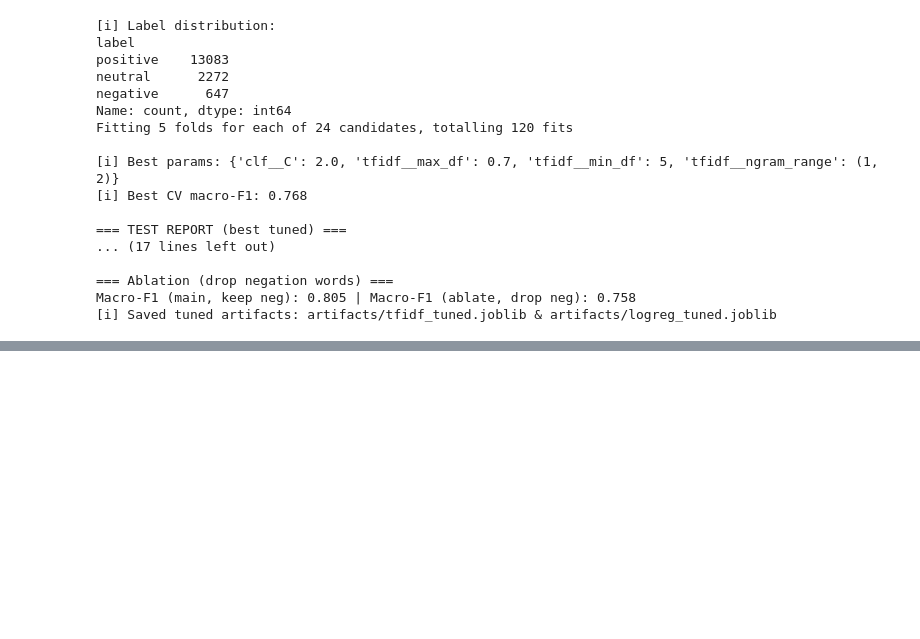
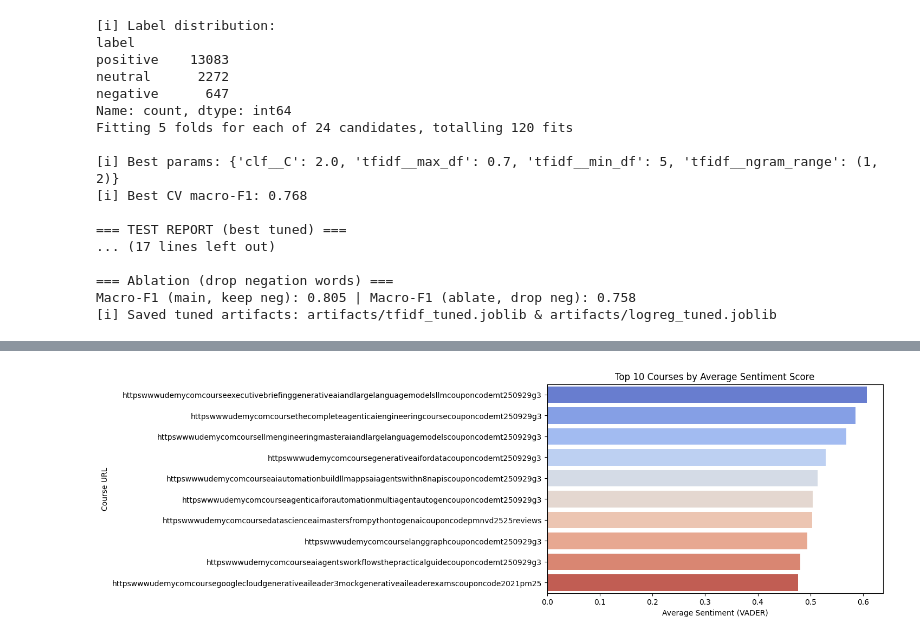
Before and after one commit to trinhnq22411ca/e-commerce-sentiment-analysis, a Jupyter notebook: preprocessing.ipynb, the cells around one changed output, grey strips where cells are left out. Cells and saved outputs as stored; diff of their text form; code cells hidden in the pictures; blank space fills up the shorter version.

```diff
--- a/preprocessing.ipynb
+++ b/preprocessing.ipynb
@@ -1035,0 +1150,16 @@ Successfully installed accelerate-1.11.0 transformers-4.57.1
+# %%
+import matplotlib.pyplot as plt
+import seaborn as sns
+
+plt.figure(figsize=(8,5))
+# dùng course_url thay vì course_title
+avg_sent = df.groupby("course_url")["vader_score"].mean().sort_values(ascending=False).head(10)
+
+sns.barplot(x=avg_sent.values, y=avg_sent.index, palette="coolwarm")
+plt.title("Top 10 Courses by Average Sentiment Score")
+plt.xlabel("Average Sentiment (VADER)")
+plt.ylabel("Course URL")
+plt.tight_layout()
+plt.show()
+# %% [output]
+[figure, added]
```
Also changed, not shown: parts of 14 cells of this notebook, 11 other files.
